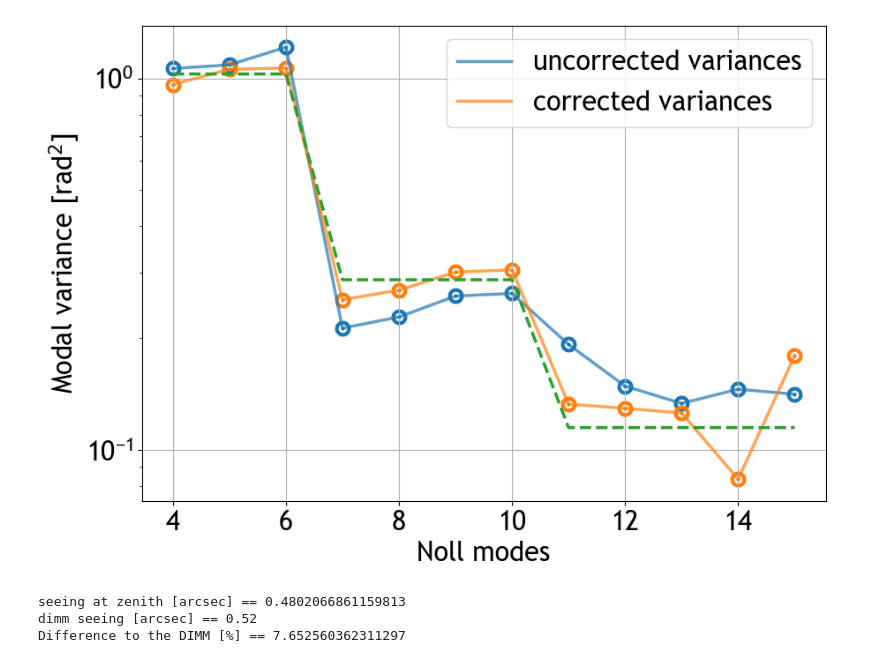
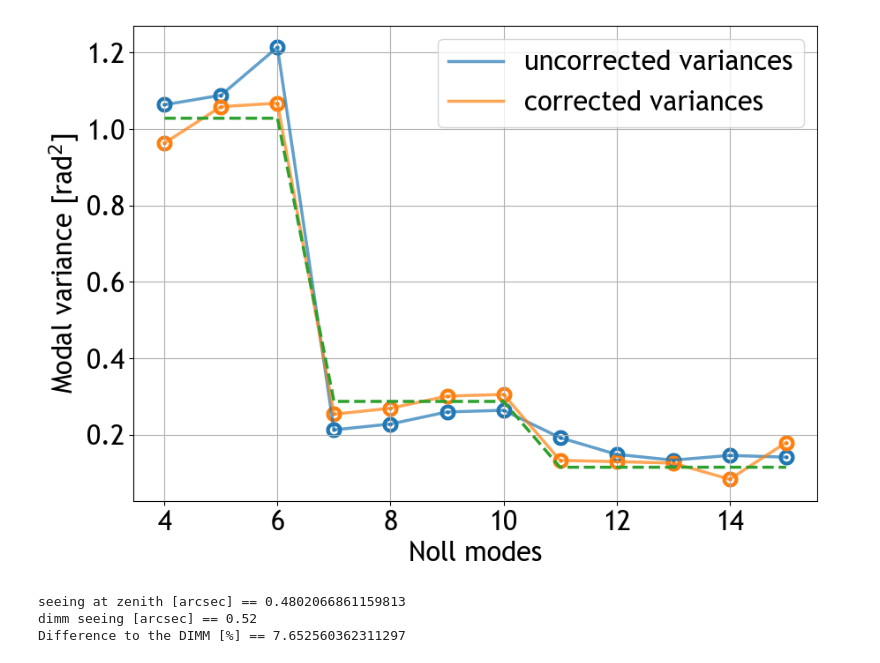
Before and after one commit to STAR-PORT/turlib, a Jupyter notebook: Real_Data_Analysis.ipynb, the cells around one changed output. Drawn from its saved outputs; the diff is of its cells as text; code cells hidden in the pictures.

Commit message:
update graph

```diff
--- a/Real_Data_Analysis.ipynb
+++ b/Real_Data_Analysis.ipynb
@@ -19,35 +19,34 @@ turbulence_estimate = tp.iterative_estimator(d, modes, ai2, noise_estimate, n_re
 '''
 Dictate the figure structure
 '''
 
 #sns.set_theme()
 font = {'family': 'Trebuchet MS',
         'size': 22}
 
 matplotlib.rc('font', **font)
 
 plt.figure(figsize=(10,7))
 
 
 # [3:] appears since we are disregarding piston, tip/tilt in the fitted
 plt.plot(modes,ai2[3:], lw=2.5, label = 'uncorrected variances', alpha=.7)
 plt.scatter(modes,ai2[3:], lw=10, marker='.', color='tab:blue')
 
 # turbulence_estimate[-1] returns the last fitted variances
 plt.plot(modes,turbulence_estimate[-1], lw=2.5, label = 'corrected variances', alpha=.7)
 plt.scatter(modes,turbulence_estimate[-1], lw=10, color='tab:orange', marker = '.')
 
 r0, L0 = turbulence_estimate[0][-1], turbulence_estimate[1][-1]
 plt.plot(modes,tp.nz_variance(r0, L0, d, n_rec_modes)[3:],'--', lw= 2.5)
 plt.grid()
 
 plt.legend()
-plt.yscale('log')
 plt.xlabel('Noll modes')
 plt.ylabel(r'Modal variance [rad$^2$]')
 plt.savefig('fitted_variances_real.svg')
 # %% [output]
-[figure, old version]
+[figure, new version]
 # %%
 # compare to DIMM estimate
 
```
